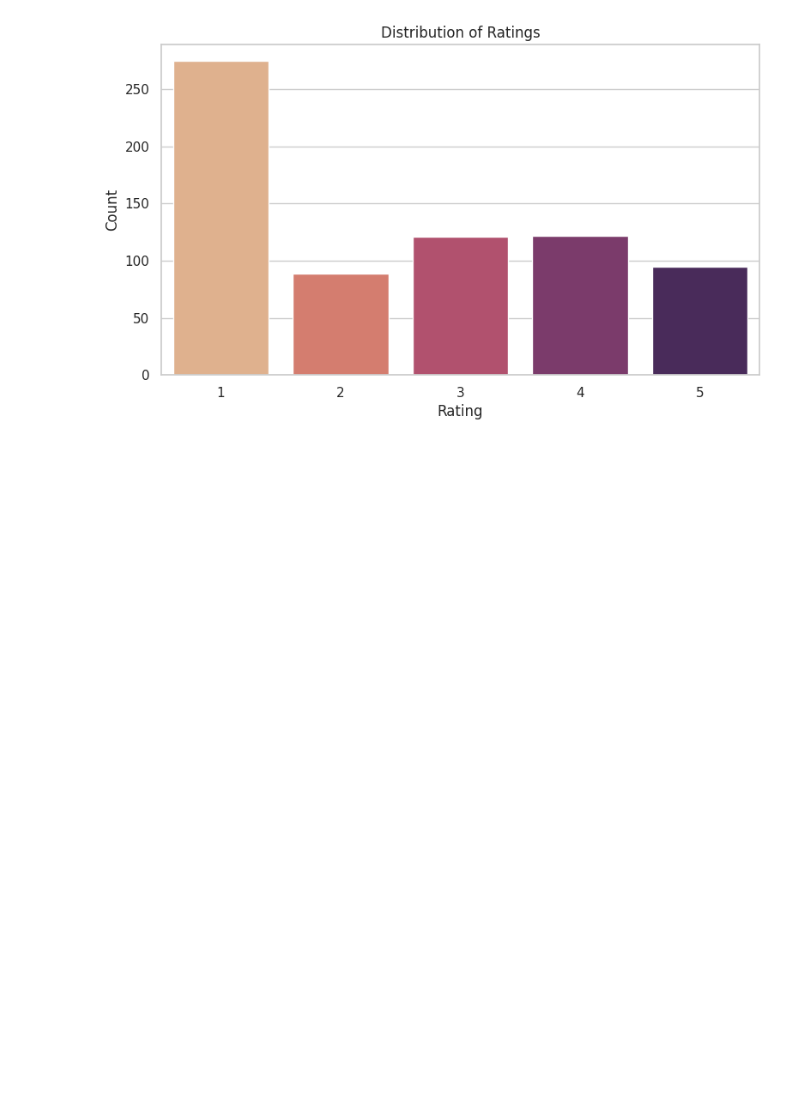
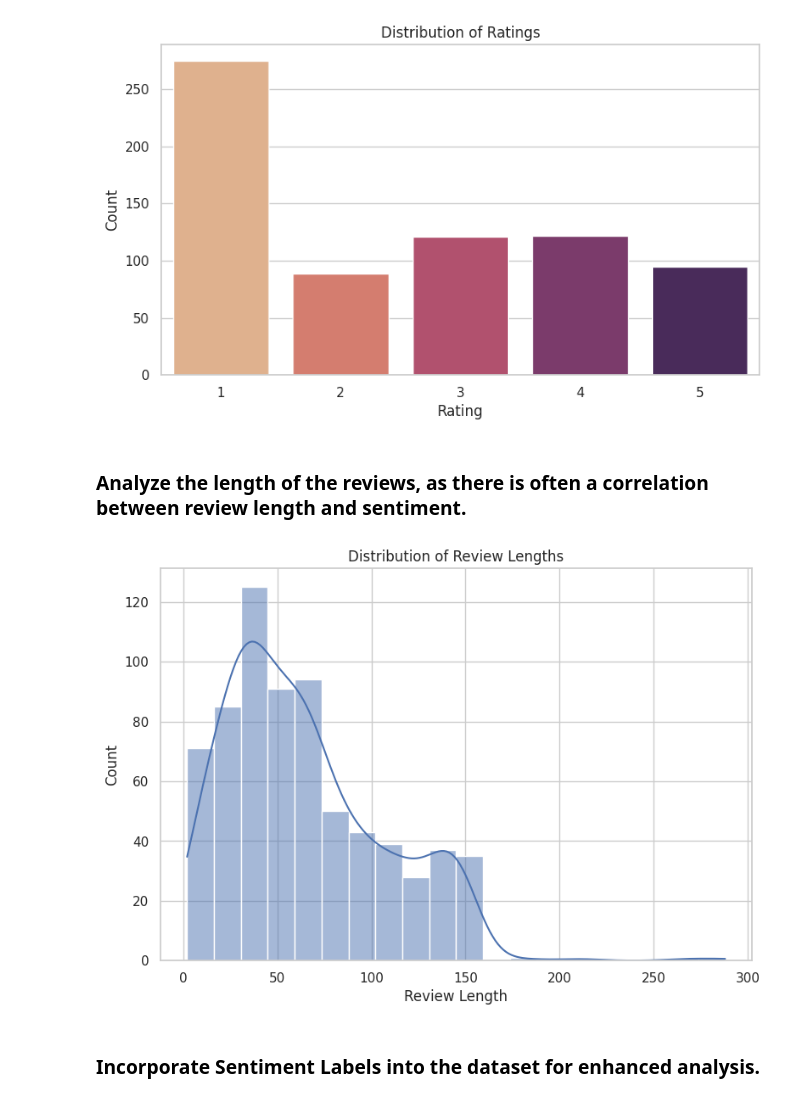
Before and after one commit to ajithpmohan/linkedin-reviews-sentiment-analysis-using-python, a Jupyter notebook: main.ipynb, the cells around one changed output. Saved outputs shown, nothing was run; the diff lists cells and outputs as text; code cells hidden in the pictures; blank space fills up the shorter version.

Commit message:
feat: data analysis and visualization on linkedin reviews dataset

```diff
--- a/main.ipynb
+++ b/main.ipynb
@@ -33,3 +33,19 @@ plt.ylabel('Count')
 plt.show()
 # %% [output]
 [figure]
+# %% [markdown]
+### Analyze the length of the reviews, as there is often a correlation between review length and sentiment.
+# %%
+linkedin_df['Review Length'] = linkedin_df['Review'].apply(len)
+# %%
+# Plotting the distribution of review lengths
+plt.figure(figsize=(9, 6))
+
+sns.histplot(data=linkedin_df, x='Review Length', bins=20, kde=True)
+
+plt.title('Distribution of Review Lengths')
+plt.show()
+# %% [output]
+[figure, added]
+# %% [markdown]
+### Incorporate Sentiment Labels into the dataset for enhanced analysis.
```
Also changed, not shown: parts of 7 cells of this notebook, 2 other files.
